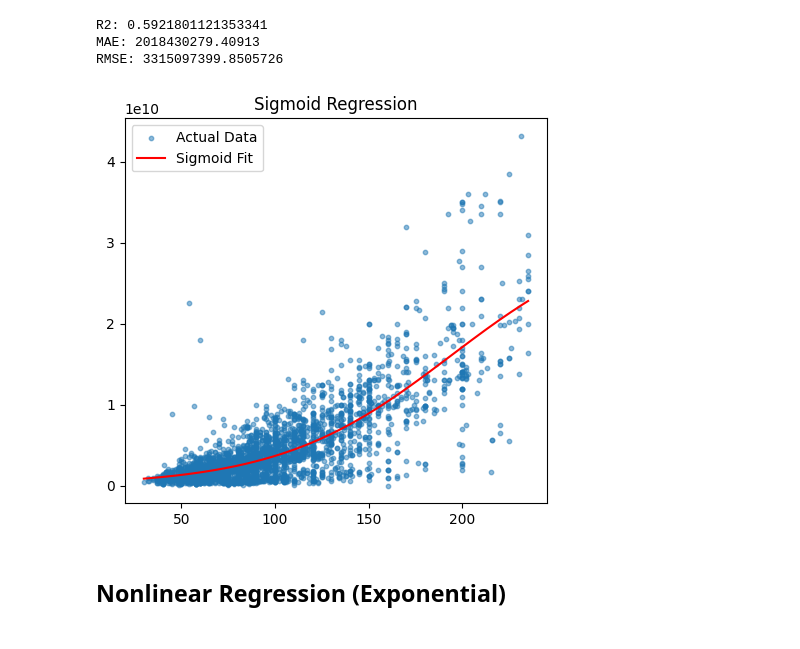
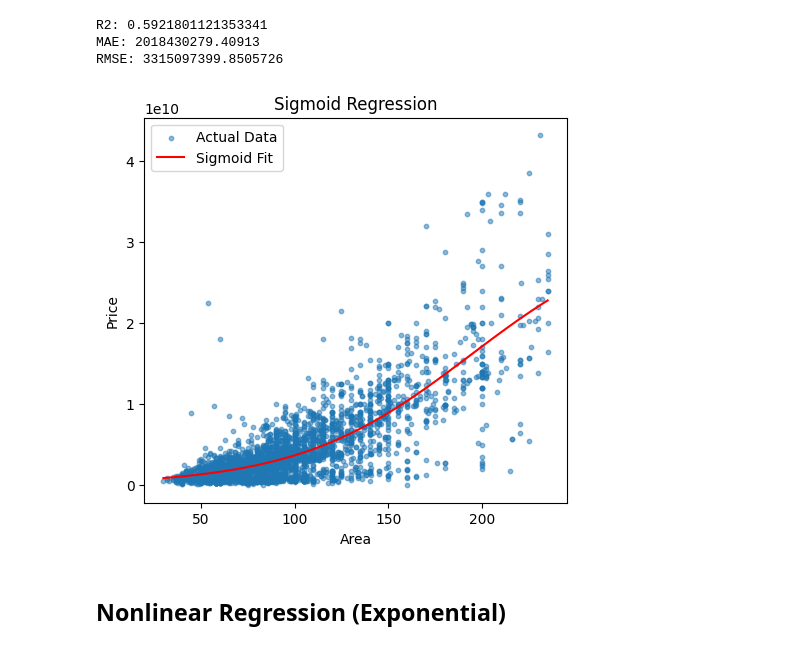
Before and after one commit to mohammadworks/machine-learning, a Jupyter notebook: tehran-house-price-prediction/tehran-house-price-prediction.ipynb, the cells around one changed output. Saved outputs shown, nothing was run; the diff lists cells and outputs as text; code cells hidden in the pictures.

```diff
--- a/tehran-house-price-prediction/tehran-house-price-prediction.ipynb
+++ b/tehran-house-price-prediction/tehran-house-price-prediction.ipynb
@@ -246,13 +246,15 @@ RMSE: 3315097399.8505726
 # %%
 plt.figure(figsize=(12, 5))
 plt.subplot(1, 2, 1)
 plt.scatter(x_exp, y_exp, s=10, alpha=0.5, label="Actual Data")
 plt.plot(np.sort(x_exp), sigmoid_func(np.sort(x_exp), *popt_sigmoid), color='red', label="Sigmoid Fit")
 plt.title("Sigmoid Regression")
+plt.xlabel("Area")
+plt.ylabel("Price")
 plt.legend()
 plt.show()
 # %% [output]
-[figure, old version]
+[figure, new version]
 # %% [markdown]
 ## Nonlinear Regression (Exponential)
 # %%
```
Also changed, not shown: parts of 2 cells of this notebook.
